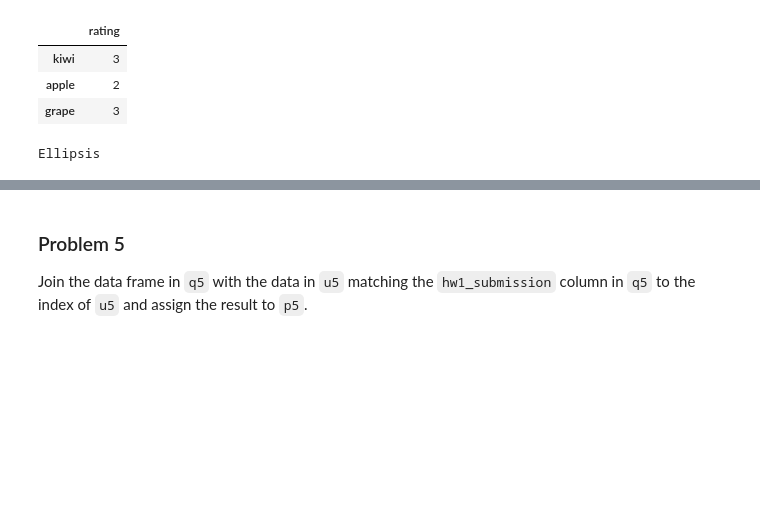
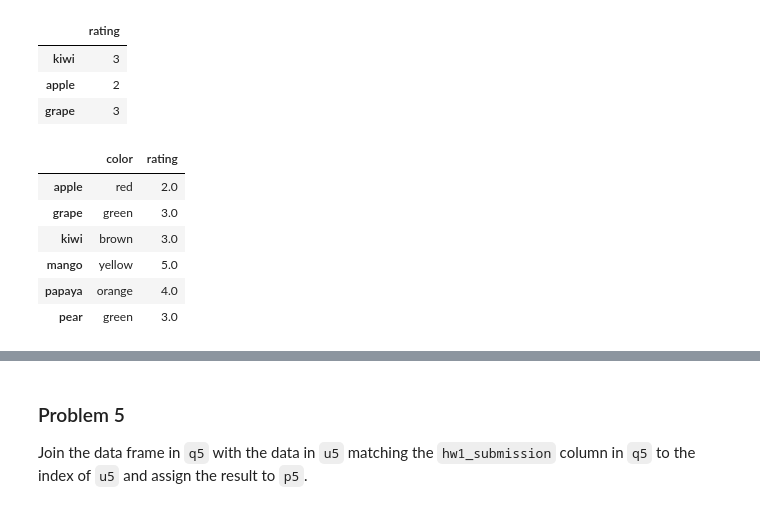
Before and after one commit to keke78ui9/dx602-homework-09, a Jupyter notebook: homework.ipynb, the cells around one changed output, grey strips where cells are left out. Drawn from its saved outputs; the diff is of its cells as text; code cells hidden in the pictures; blank space fills up the shorter version.

```diff
--- a/homework.ipynb
+++ b/homework.ipynb
@@ -128,11 +162,17 @@ q4
 | apple | 2 |
 | grape | 3 |
 # %%
-# YOUR CHANGES HERE
-
-...
+# YOUR CHANGES HER
+p4.update(q4)
+p4
 # %% [output]
-Ellipsis
+|  | color | rating |
+| apple | red | 2.0 |
+| grape | green | 3.0 |
+| kiwi | brown | 3.0 |
+| mango | yellow | 5.0 |
+| papaya | orange | 4.0 |
+| pear | green | 3.0 |
 # %%
 # this should show no more rows with missing data
 p4
```
Also changed, not shown: parts of 50 cells of this notebook.
